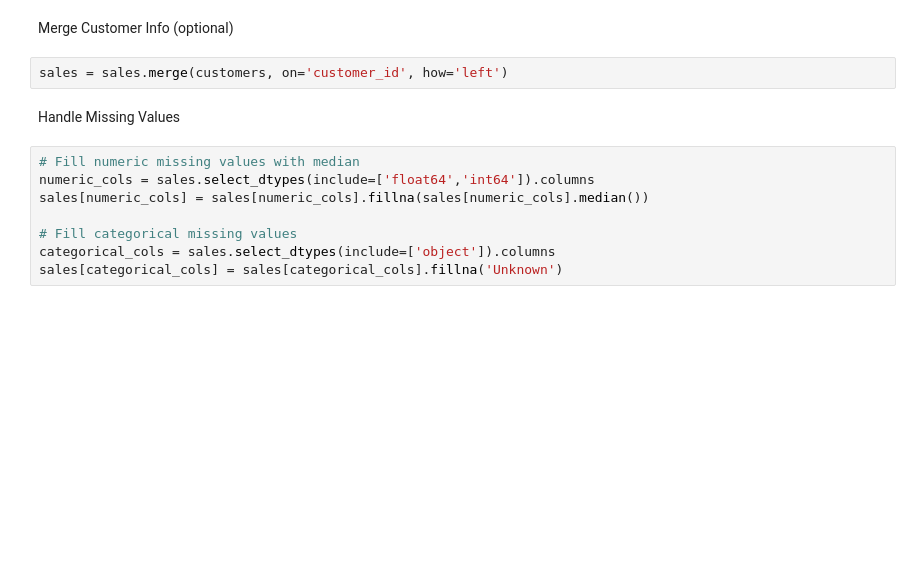
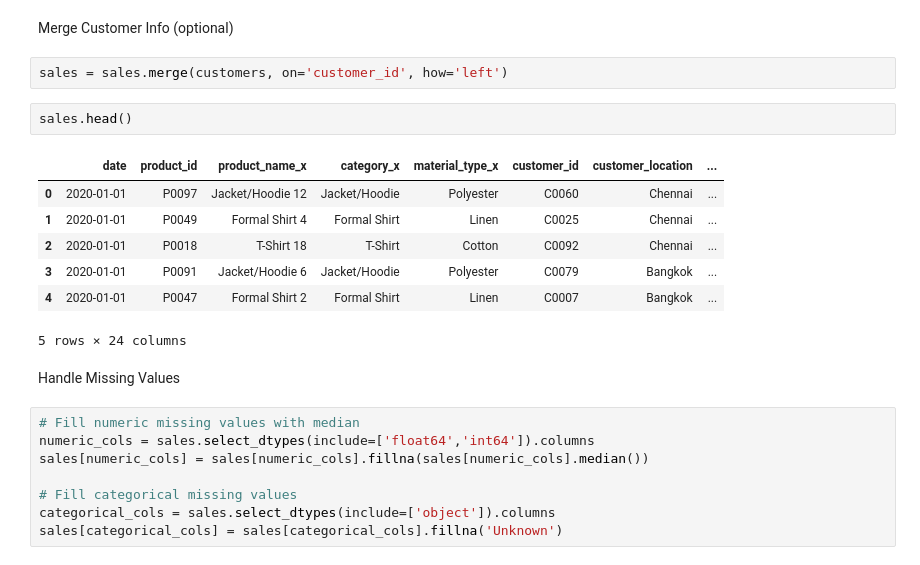
Before and after one commit to NEXORA-0-1/NexaBiz, a Jupyter notebook: ai/demand_model_train.ipynb, the cells around one changed output. Saved outputs shown, nothing was run; the diff lists cells and outputs as text; blank space fills up the shorter version.

```diff
--- a/ai/demand_model_train.ipynb
+++ b/ai/demand_model_train.ipynb
@@ -49,6 +49,16 @@ sales = sales.merge(products, on='product_id', how='left')
 Merge Customer Info (optional)
 # %%
 sales = sales.merge(customers, on='customer_id', how='left')
+# %%
+sales.head()
+# %% [output]
+|  | date | product_id | product_name_x | category_x | material_type_x | customer_id | customer_location | ... |
+| 0 | 2020-01-01 | P0097 | Jacket/Hoodie 12 | Jacket/Hoodie | Polyester | C0060 | Chennai | ... |
+| 1 | 2020-01-01 | P0049 | Formal Shirt 4 | Formal Shirt | Linen | C0025 | Chennai | ... |
+| 2 | 2020-01-01 | P0018 | T-Shirt 18 | T-Shirt | Cotton | C0092 | Chennai | ... |
+| 3 | 2020-01-01 | P0091 | Jacket/Hoodie 6 | Jacket/Hoodie | Polyester | C0079 | Bangkok | ... |
+| 4 | 2020-01-01 | P0047 | Formal Shirt 2 | Formal Shirt | Linen | C0007 | Bangkok | ... |
+5 rows × 24 columns
 # %% [markdown]
 Handle Missing Values
 # %%
```
Also changed, not shown: parts of 4 cells of this notebook, 3 other files.
